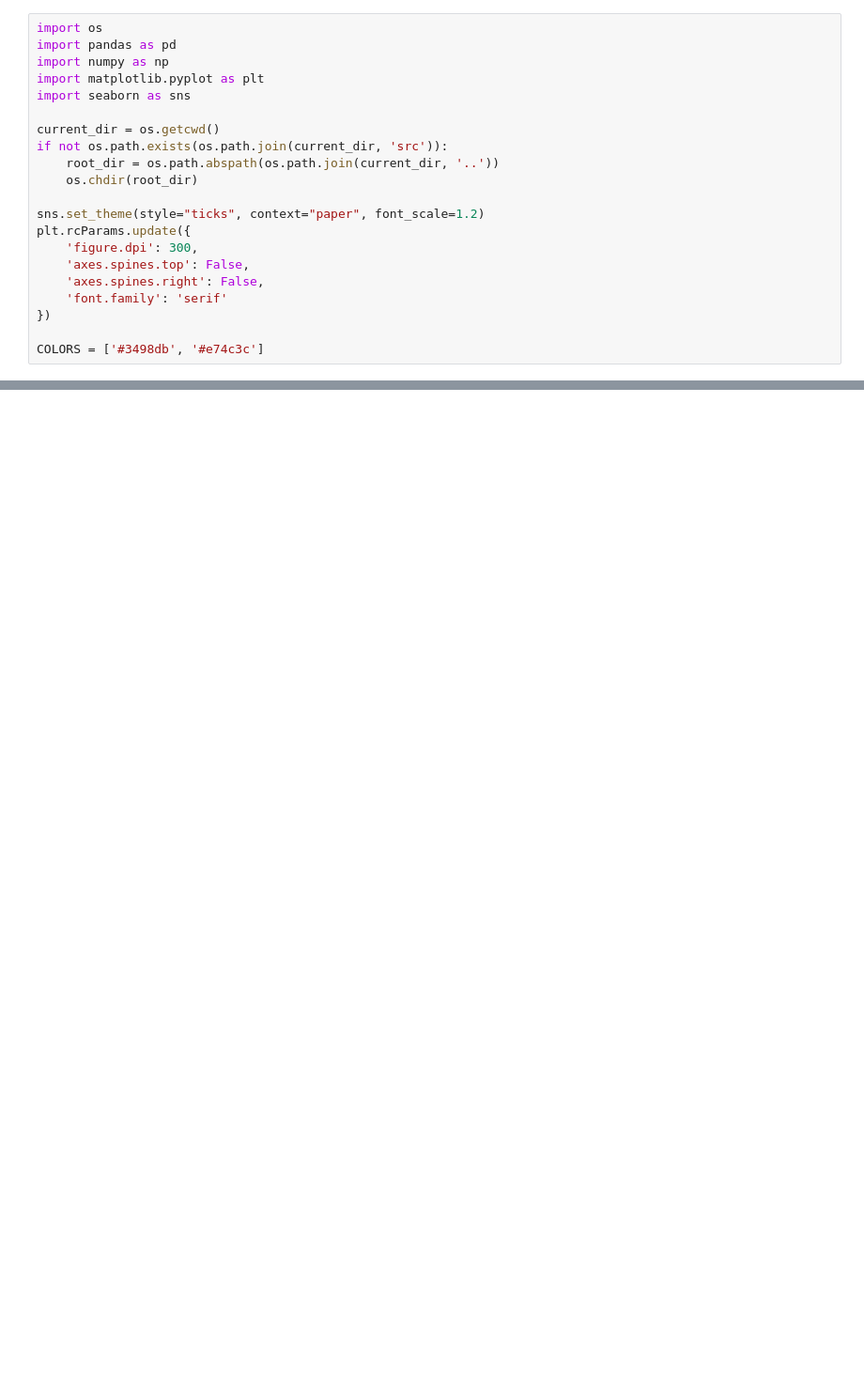
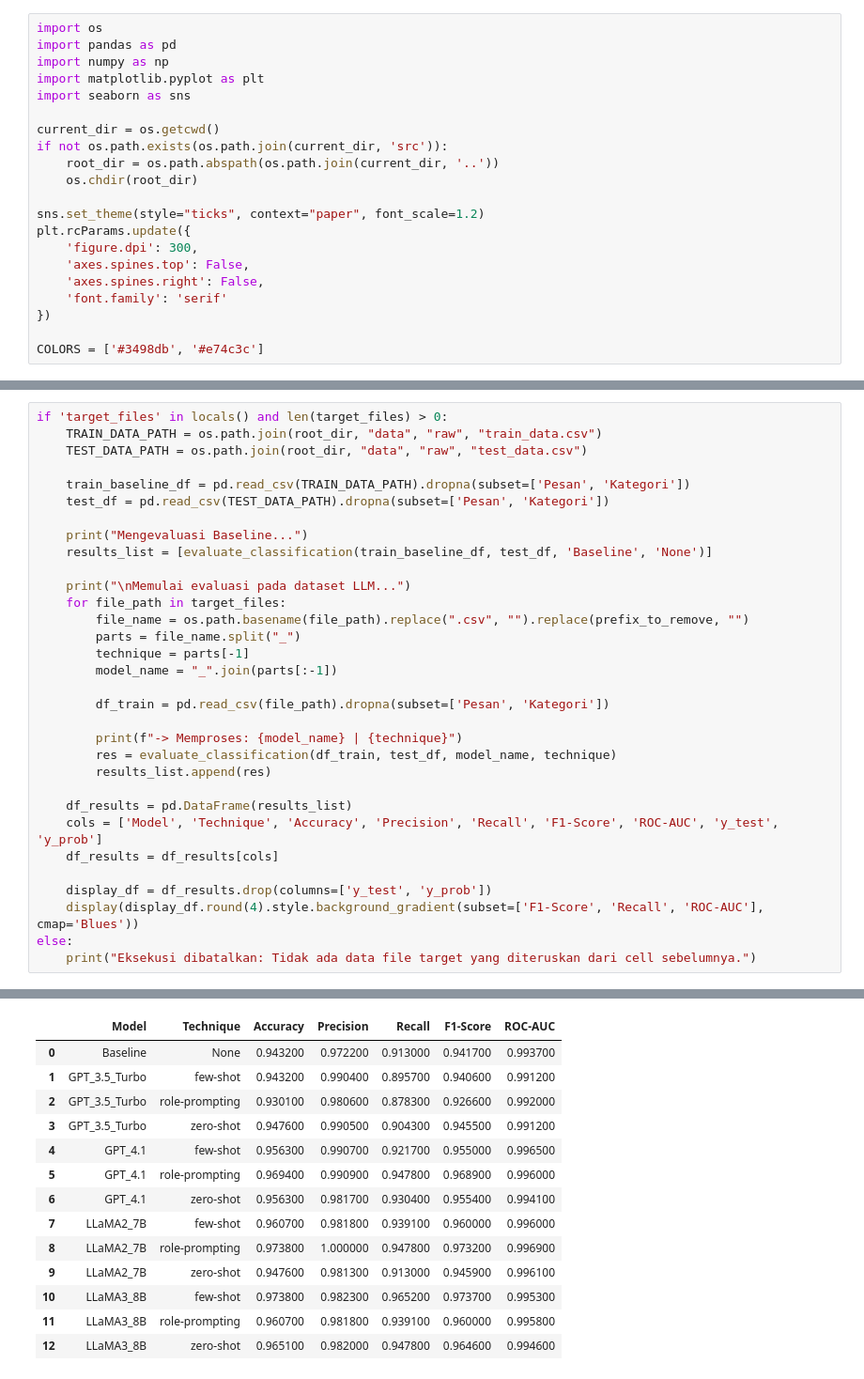
Before and after one commit to farhanhr/llm_generated_dataset, a Jupyter notebook: notebooks/LLM_augmented_notebooks.ipynb, the cells around one changed output, grey strips where cells are left out. Shown at 94% size. Cells and saved outputs as stored; diff of their text form; blank space fills up the shorter version.

```diff
--- a/notebooks/LLM_augmented_notebooks.ipynb
+++ b/notebooks/LLM_augmented_notebooks.ipynb
@@ -210,0 +267,33 @@ Processing: LLaMA3_8B | zero-shot
+# %%
+if 'target_files' in locals() and len(target_files) > 0:
+    TRAIN_DATA_PATH = os.path.join(root_dir, "data", "raw", "train_data.csv")
+    TEST_DATA_PATH = os.path.join(root_dir, "data", "raw", "test_data.csv")
+
+    train_baseline_df = pd.read_csv(TRAIN_DATA_PATH).dropna(subset=['Pesan', 'Kategori'])
+    test_df = pd.read_csv(TEST_DATA_PATH).dropna(subset=['Pesan', 'Kategori'])
+
+    print("Mengevaluasi Baseline...")
+    results_list = [evaluate_classification(train_baseline_df, test_df, 'Baseline', 'None')]
+
+    print("\nMemulai evaluasi pada dataset LLM...")
+    for file_path in target_files:
+        file_name = os.path.basename(file_path).replace(".csv", "").replace(prefix_to_remove, "")
+        parts = file_name.split("_")
+        technique = parts[-1]
+        model_name = "_".join(parts[:-1])
+
+        df_train = pd.read_csv(file_path).dropna(subset=['Pesan', 'Kategori'])
+
+        print(f"-> Memproses: {model_name} | {technique}")
+        res = evaluate_classification(df_train, test_df, model_name, technique)
+        results_list.append(res)
+
+    df_results = pd.DataFrame(results_list)
+    cols = ['Model', 'Technique', 'Accuracy', 'Precision', 'Recall', 'F1-Score', 'ROC-AUC', 'y_test', 'y_prob']
+    df_results = df_results[cols]
+
+    display_df = df_results.drop(columns=['y_test', 'y_prob'])
+    display(display_df.round(4).style.background_gradient(subset=['F1-Score', 'Recall', 'ROC-AUC'], cmap='Blues'))
+else:
+    print("Eksekusi dibatalkan: Tidak ada data file target yang diteruskan dari cell sebelumnya.")
+# %% [output]
@@ -211,3 +315,17 @@ Processing: LLaMA3_8B | zero-shot
+|  | Model | Technique | Accuracy | Precision | Recall | F1-Score | ROC-AUC |
+| 0 | Baseline | None | 0.943200 | 0.972200 | 0.913000 | 0.941700 | 0.993700 |
+| 1 | GPT_3.5_Turbo | few-shot | 0.943200 | 0.990400 | 0.895700 | 0.940600 | 0.991200 |
+| 2 | GPT_3.5_Turbo | role-prompting | 0.930100 | 0.980600 | 0.878300 | 0.926600 | 0.992000 |
+| 3 | GPT_3.5_Turbo | zero-shot | 0.947600 | 0.990500 | 0.904300 | 0.945500 | 0.991200 |
+| 4 | GPT_4.1 | few-shot | 0.956300 | 0.990700 | 0.921700 | 0.955000 | 0.996500 |
+| 5 | GPT_4.1 | role-prompting | 0.969400 | 0.990900 | 0.947800 | 0.968900 | 0.996000 |
+| 6 | GPT_4.1 | zero-shot | 0.956300 | 0.981700 | 0.930400 | 0.955400 | 0.994100 |
+| 7 | LLaMA2_7B | few-shot | 0.960700 | 0.981800 | 0.939100 | 0.960000 | 0.996000 |
+| 8 | LLaMA2_7B | role-prompting | 0.973800 | 1.000000 | 0.947800 | 0.973200 | 0.996900 |
+| 9 | LLaMA2_7B | zero-shot | 0.947600 | 0.981300 | 0.913000 | 0.945900 | 0.996100 |
+| 10 | LLaMA3_8B | few-shot | 0.973800 | 0.982300 | 0.965200 | 0.973700 | 0.995300 |
+| 11 | LLaMA3_8B | role-prompting | 0.960700 | 0.981800 | 0.939100 | 0.960000 | 0.995800 |
+| 12 | LLaMA3_8B | zero-shot | 0.965100 | 0.982000 | 0.947800 | 0.964600 | 0.994600 |
 # %%
 plot_df = df_results[df_results['Model'] != 'Baseline']
 baseline_metrics = df_results[df_results['Model'] == 'Baseline'].iloc[0]
```
Also changed, not shown: parts of 9 cells of this notebook.
